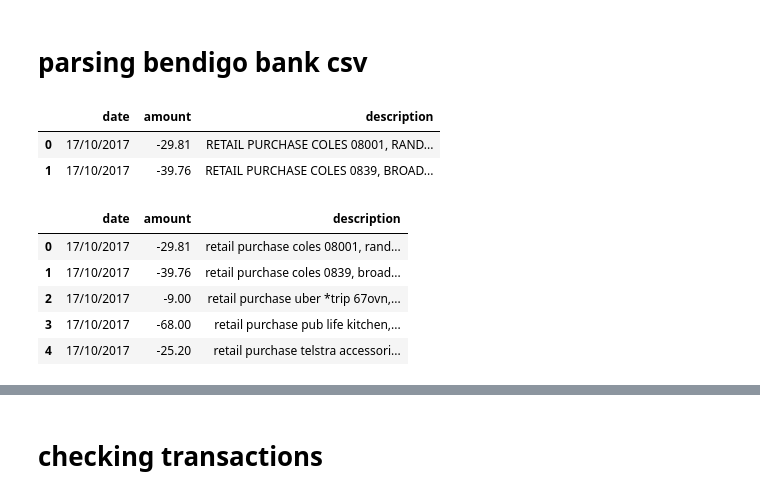
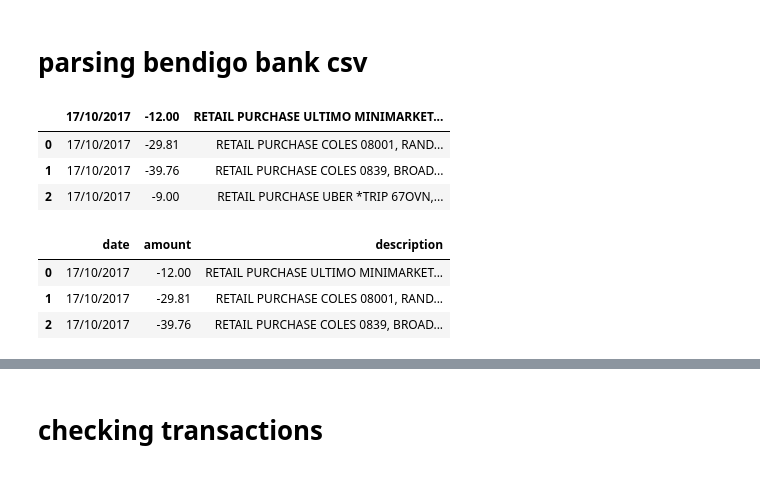
Before and after one commit to khalido/money_bot, a Jupyter notebook: pocketbook_csv.ipynb, the cells around one changed output, grey strips where cells are left out. Drawn from its saved outputs; the diff is of its cells as text; code cells hidden in the pictures.

```diff
--- a/pocketbook_csv.ipynb
+++ b/pocketbook_csv.ipynb
@@ -120,25 +120,22 @@ isinstance(data, pd.DataFrame), isinstance(0, pd.DataFrame)
 and viola, done! although ideally need to add more columns
 # %% [markdown]
 # parsing bendigo bank csv
+# %%
+pd.read_csv("data/transactions.csv").head(3)
+# %% [output]
+|  | 17/10/2017 | -12.00 | RETAIL PURCHASE ULTIMO MINIMARKET... |
+| 0 | 17/10/2017 | -29.81 | RETAIL PURCHASE COLES 08001, RAND... |
+| 1 | 17/10/2017 | -39.76 | RETAIL PURCHASE COLES 0839, BROAD... |
+| 2 | 17/10/2017 | -9.00 | RETAIL PURCHASE UBER *TRIP 67OVN,... |
 # %%
 col_names = ["date", "amount", "description"]
-bb = pd.read_csv("data/transactions.csv")
-bb.columns = col_names
-bb.head(2)
+df = pd.read_csv("data/transactions.csv", header=None, names = col_names)
+df.head(3)
 # %% [output]
 |  | date | amount | description |
-| 0 | 17/10/2017 | -29.81 | RETAIL PURCHASE COLES 08001, RAND... |
-| 1 | 17/10/2017 | -39.76 | RETAIL PURCHASE COLES 0839, BROAD... |
+| 0 | 17/10/2017 | -12.00 | RETAIL PURCHASE ULTIMO MINIMARKET... |
+| 1 | 17/10/2017 | -29.81 | RETAIL PURCHASE COLES 08001, RAND... |
+| 2 | 17/10/2017 | -39.76 | RETAIL PURCHASE COLES 0839, BROAD... |
-# %%
-bb["description"] = bb["description"].astype(str).apply(str.lower)
-bb.head()
-# %% [output]
-|  | date | amount | description |
-| 0 | 17/10/2017 | -29.81 | retail purchase coles 08001, rand... |
-| 1 | 17/10/2017 | -39.76 | retail purchase coles 0839, broad... |
-| 2 | 17/10/2017 | -9.00 | retail purchase uber *trip 67ovn,... |
-| 3 | 17/10/2017 | -68.00 | retail purchase pub life kitchen,... |
-| 4 | 17/10/2017 | -25.20 | retail purchase telstra accessori... |
 # %%
 def split_suburb(description):
     """takes in a discription and returns a string with
```
Also changed, not shown: parts of 7 cells of this notebook, 3 other files.
